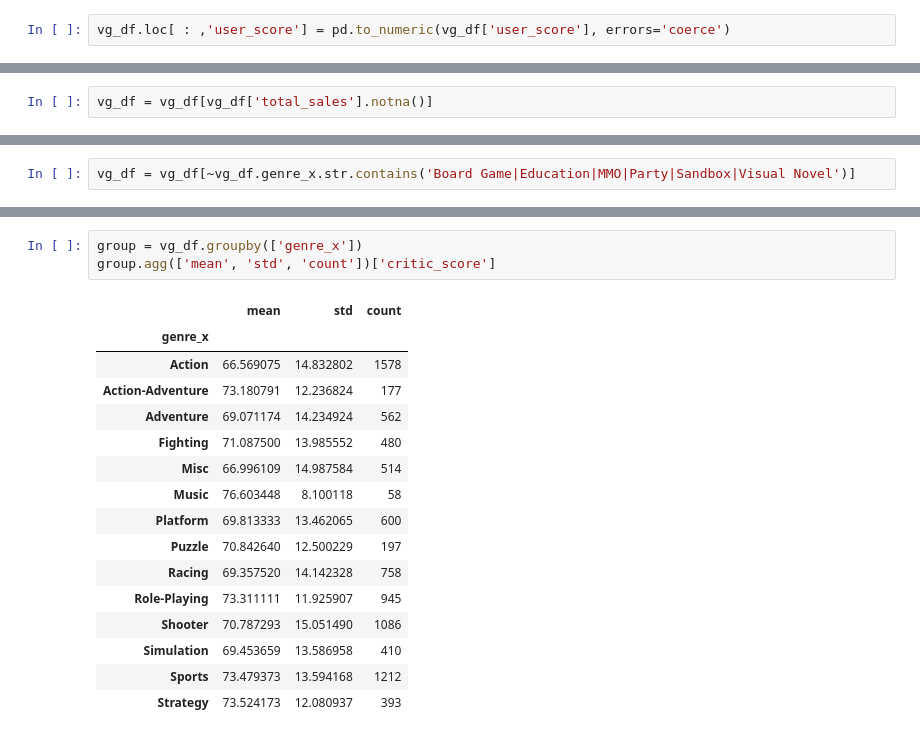
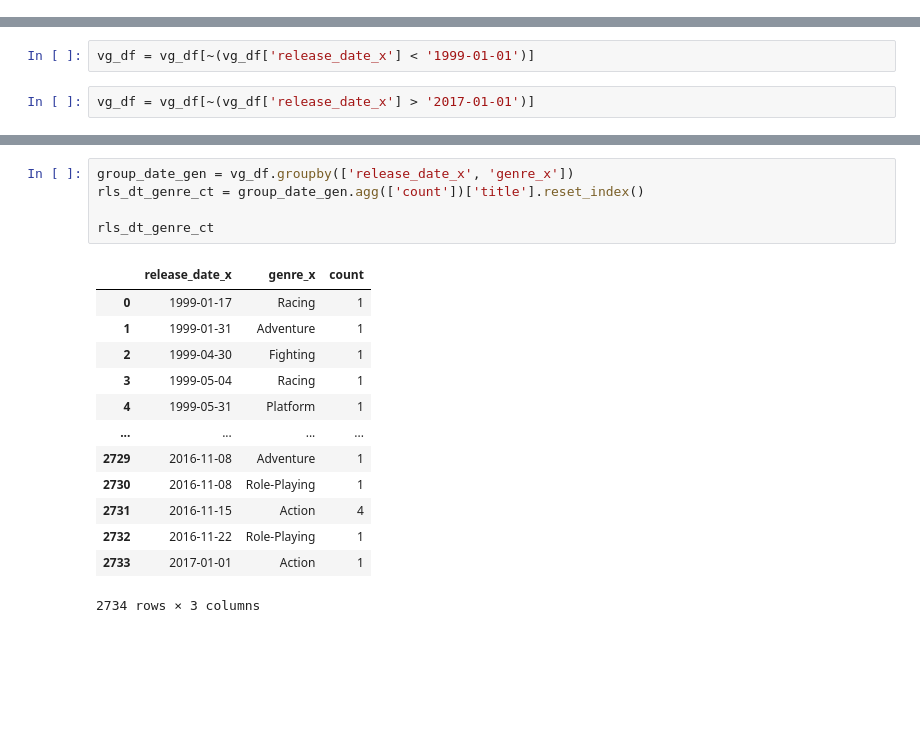
Before and after one commit to OrenRoss/nycdsa_python, a Jupyter notebook: VG_Analysis.ipynb, the cells around one changed output, grey strips where cells are left out. Saved outputs shown, nothing was run; the diff lists cells and outputs as text; blank space fills up the shorter version.

```diff
--- a/VG_Analysis.ipynb
+++ b/VG_Analysis.ipynb
@@ -38,2 +39,0 @@ AttributeError: Can only use .str accessor with string values!
-# %%
-vg_df.loc[ : ,'user_score'] = pd.to_numeric(vg_df['user_score'], errors='coerce')
@@ -51,3 +40,5 @@ print(vg_df['user_score'].isna().sum())
 # %%
-vg_df = vg_df[vg_df['total_sales'].notna()]
+vg_df = vg_df[~(vg_df['release_date_x'] < '1999-01-01')]
+# %%
+vg_df = vg_df[~(vg_df['release_date_x'] > '2017-01-01')]
 # %%
@@ -91,2 +69,0 @@ group.agg(['mean', 'std', 'count'])['critic_score']
-# %%
-vg_df = vg_df[~vg_df.genre_x.str.contains('Board Game|Education|MMO|Party|Sandbox|Visual Novel')]
@@ -93,20 +297,19 @@ vg_df = vg_df[~vg_df.genre_x.str.contains('Board Game|Education|MMO|Party|Sandbo
 # %%
-group = vg_df.groupby(['genre_x'])
-group.agg(['mean', 'std', 'count'])['critic_score']
+group_date_gen = vg_df.groupby(['release_date_x', 'genre_x'])
+rls_dt_genre_ct = group_date_gen.agg(['count'])['title'].reset_index()
+
+rls_dt_genre_ct
 # %% [output]
-|  | mean | std | count |
-| genre_x |  |  |  |
-| Action | 66.569075 | 14.832802 | 1578 |
-| Action-Adventure | 73.180791 | 12.236824 | 177 |
-| Adventure | 69.071174 | 14.234924 | 562 |
-| Fighting | 71.087500 | 13.985552 | 480 |
-| Misc | 66.996109 | 14.987584 | 514 |
-| Music | 76.603448 | 8.100118 | 58 |
-| Platform | 69.813333 | 13.462065 | 600 |
-| Puzzle | 70.842640 | 12.500229 | 197 |
-| Racing | 69.357520 | 14.142328 | 758 |
-| Role-Playing | 73.311111 | 11.925907 | 945 |
-| Shooter | 70.787293 | 15.051490 | 1086 |
-| Simulation | 69.453659 | 13.586958 | 410 |
-| Sports | 73.479373 | 13.594168 | 1212 |
-| Strategy | 73.524173 | 12.080937 | 393 |
+|  | release_date_x | genre_x | count |
+| 0 | 1999-01-17 | Racing | 1 |
+| 1 | 1999-01-31 | Adventure | 1 |
+| 2 | 1999-04-30 | Fighting | 1 |
+| 3 | 1999-05-04 | Racing | 1 |
+| 4 | 1999-05-31 | Platform | 1 |
+| ... | ... | ... | ... |
+| 2729 | 2016-11-08 | Adventure | 1 |
+| 2730 | 2016-11-08 | Role-Playing | 1 |
+| 2731 | 2016-11-15 | Action | 4 |
+| 2732 | 2016-11-22 | Role-Playing | 1 |
+| 2733 | 2017-01-01 | Action | 1 |
+2734 rows × 3 columns
```
Also changed, not shown: parts of 29 cells of this notebook, 3 other files.
